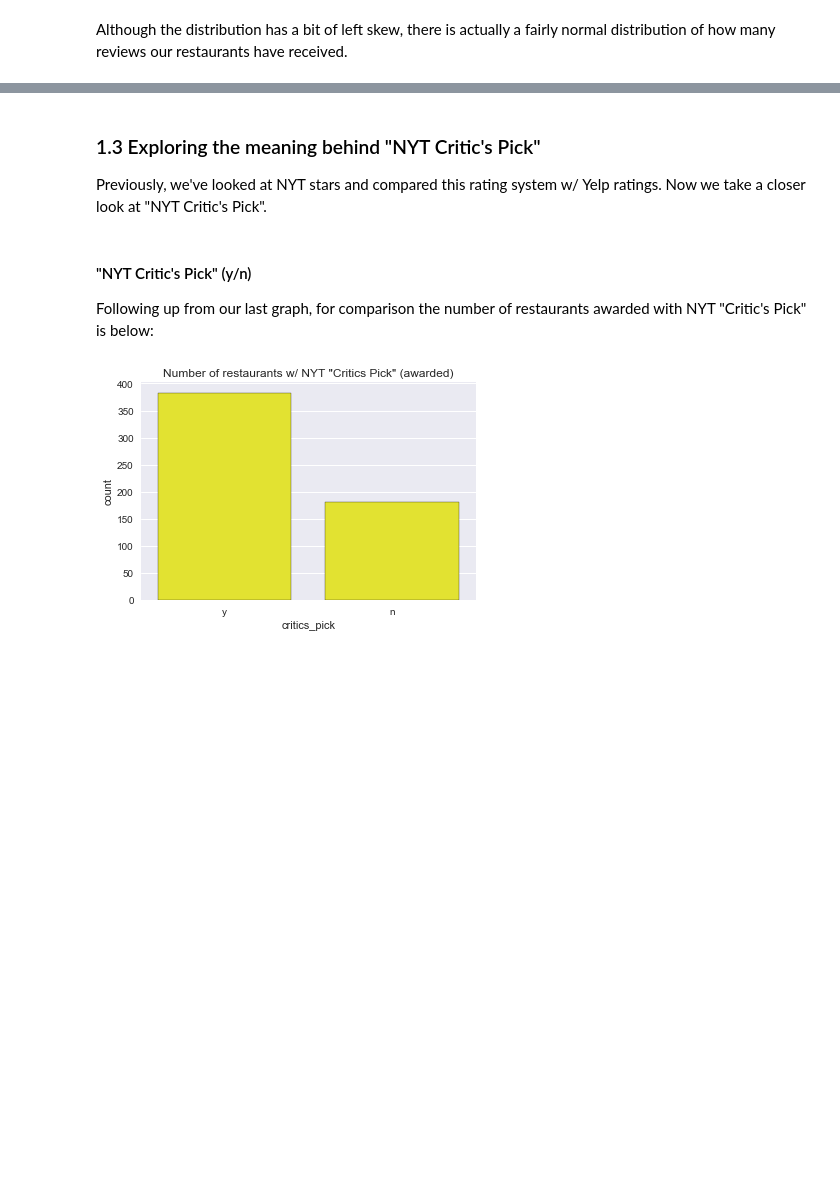
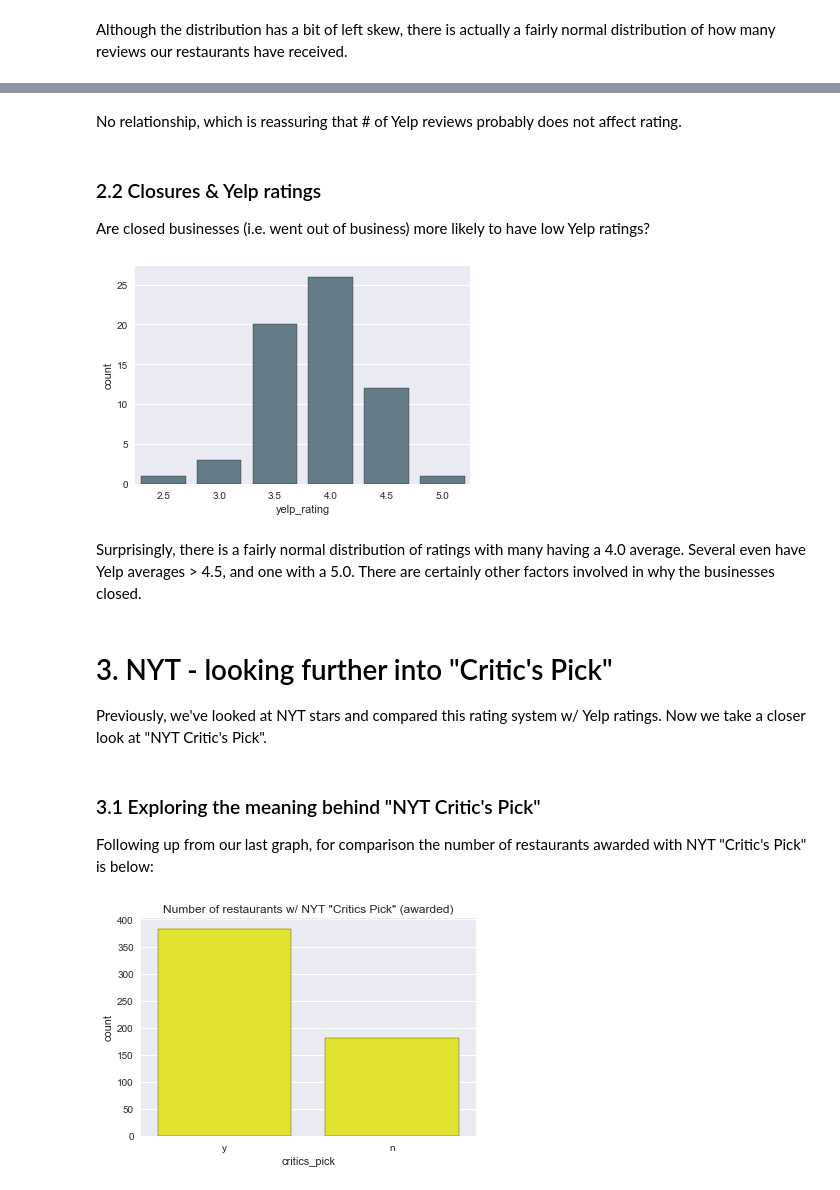
Before and after one commit to diana-xie/yelp-nyt-NLP, a Jupyter notebook: data_vis.ipynb, the cells around one changed output, grey strips where cells are left out. Cells and saved outputs as stored; diff of their text form; code cells hidden in the pictures; blank space fills up the shorter version.

```diff
--- a/data_vis.ipynb
+++ b/data_vis.ipynb
@@ -114,9 +185,23 @@ Although the distribution has a bit of left skew, there is actually a fairly nor
+# %% [markdown]
+No relationship, which is reassuring that # of Yelp reviews probably does not affect rating.
+# %% [markdown]
+### 2.2 Closures & Yelp ratings
+
+Are closed businesses (i.e. went out of business) more likely to have low Yelp ratings?
+# %%
+df = df_nyt_yelp[df_nyt_yelp['isclosed']==True]
+sns.countplot('yelp_rating', data=df, color=sns.xkcd_rgb['blue grey']);
+# %% [output]
+[figure, added]
+# %% [markdown]
+Surprisingly, there is a fairly normal distribution of ratings with many having a 4.0 average. Several even have Yelp averages > 4.5, and one with a 5.0. There are certainly other factors involved in why the businesses closed.
 # %% [markdown]
-### 1.3 Exploring the meaning behind "NYT Critic's Pick"
+# 3. NYT - looking further into "Critic's Pick"
 
 Previously, we've looked at NYT stars and compared this rating system w/ Yelp ratings. Now we take a closer look at "NYT Critic's Pick".
 # %% [markdown]
-#### "NYT Critic's Pick" (y/n)
+### 3.1 Exploring the meaning behind "NYT Critic's Pick"
+
 Following up from our last graph, for comparison the number of restaurants awarded with NYT "Critic's Pick" is below:
 # %%
 sns.countplot(x='critics_pick', data=df_nyt_yelp, color=sns.xkcd_rgb['yellow']).set_title('Number of restaurants w/ NYT "Critics Pick" (awarded)');
```
Also changed, not shown: parts of 16 cells of this notebook.
